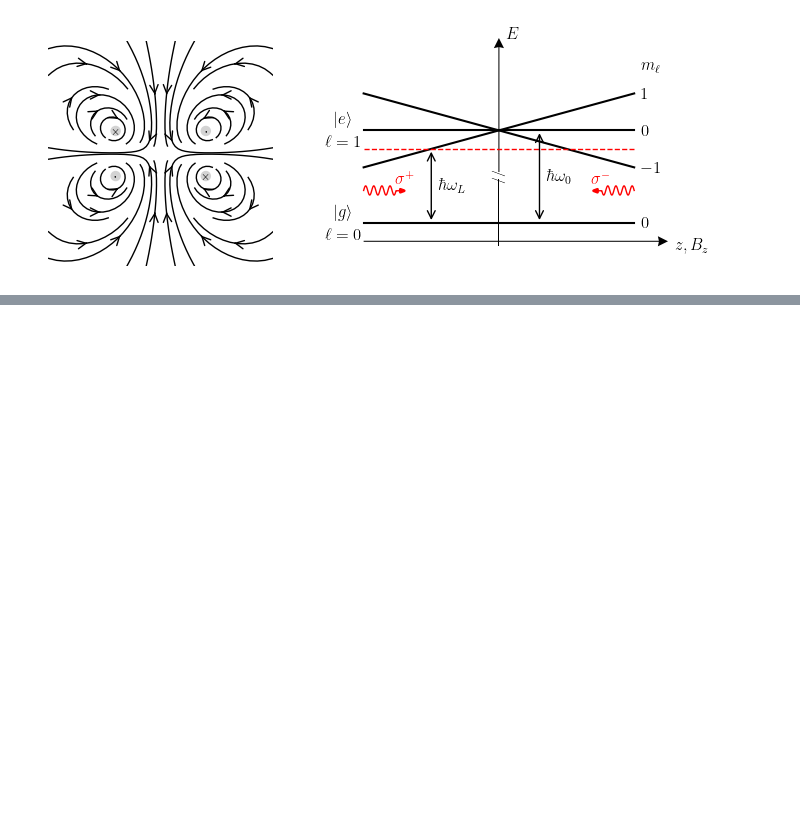
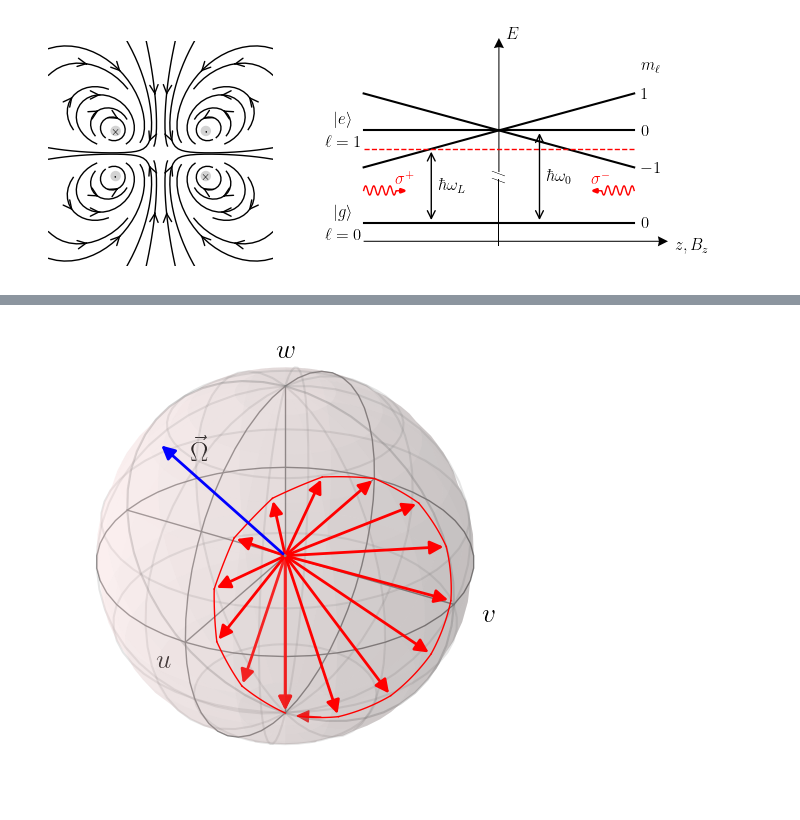
Before and after one commit to fsch-d/fsch-d.github.io, a Jupyter notebook: phys4343/_figuresmod8.ipynb, the cells around one changed output, grey strips where cells are left out. Saved outputs shown, nothing was run; the diff lists cells and outputs as text; code cells hidden in the pictures; blank space fills up the shorter version.

```diff
--- a/phys4343/_figuresmod8.ipynb
+++ b/phys4343/_figuresmod8.ipynb
@@ -1124,0 +1228,54 @@ plt.show()
+# %%
+import numpy as np
+import matplotlib.pyplot as plt
+import qutip as qt
+from qutip import Bloch
+from mpl_toolkits.mplot3d import Axes3D
+
+# --- Set up plot styling ---
+plt.rcParams['text.usetex'] = True
+plt.rcParams['font.family'] = 'serif'
+plt.rcParams['font.size'] = 14
+
+fig = plt.figure(figsize=(6, 6))
+
+ax = fig.add_subplot(111, projection='3d')
+
+
+b = Bloch(axes=ax)
+b.add_states([qt.basis(2, 1), 1.3* (0.9328 * qt.basis(2, 0) + 0.3827*qt.basis(2, 1)).unit()])
+b.vector_color = ['r', 'b']
+b.vector_width = 2
+
+# Using QuTiP's built-in state evolution
+# Rabi oscillation with detuning
+H = -1*qt.sigmax() - 1* qt.sigmaz()  # Hamiltonian (Pauli X)
+psi0 = qt.basis(2, 1)  # Initial state |0⟩
+times = np.linspace(0, 2*np.pi, 15)
+result = qt.sesolve(H.unit(), psi0, times)
+
+
+for i in range(len(result.states)-2):
+    b.add_arc(result.states[i], result.states[i+1], fmt="r", zorder=10, lw=1)
+    b.add_states(result.states[i], colors='r')
+
+result2=qt.sesolve(H.unit(), result.states[-2], [0,1.5*np.pi/14])
+b.add_arc(result.states[-2], result2.states[1], fmt="r", zorder=10, lw=1)
+b.add_states(result.states[-2], colors='r')
+
+
+b.xlabel = [r'$u$','']
+b.ylabel = [r'$v$','']
+b.zlabel = [r'$w$','']
+b.render()
+
+new_arrowhead = qt.bloch.Arrow3D(xs=[0.22, 0.05], ys=[0.04, 0], zs=[-0.978, -1],
+                    mutation_scale=b.vector_mutation,
+                    lw=1, arrowstyle=b.vector_style, color='r', zorder=15)
+ax.add_artist(new_arrowhead)
+ax.text(-.15,-.6,0.85,r'$\vec{\Omega}$',ha='center', va='center', fontsize='20')
+
+
+plt.show()
+# %% [output]
+[figure, added]
```
Also changed, not shown: parts of 4 cells of this notebook, 13 other files.
